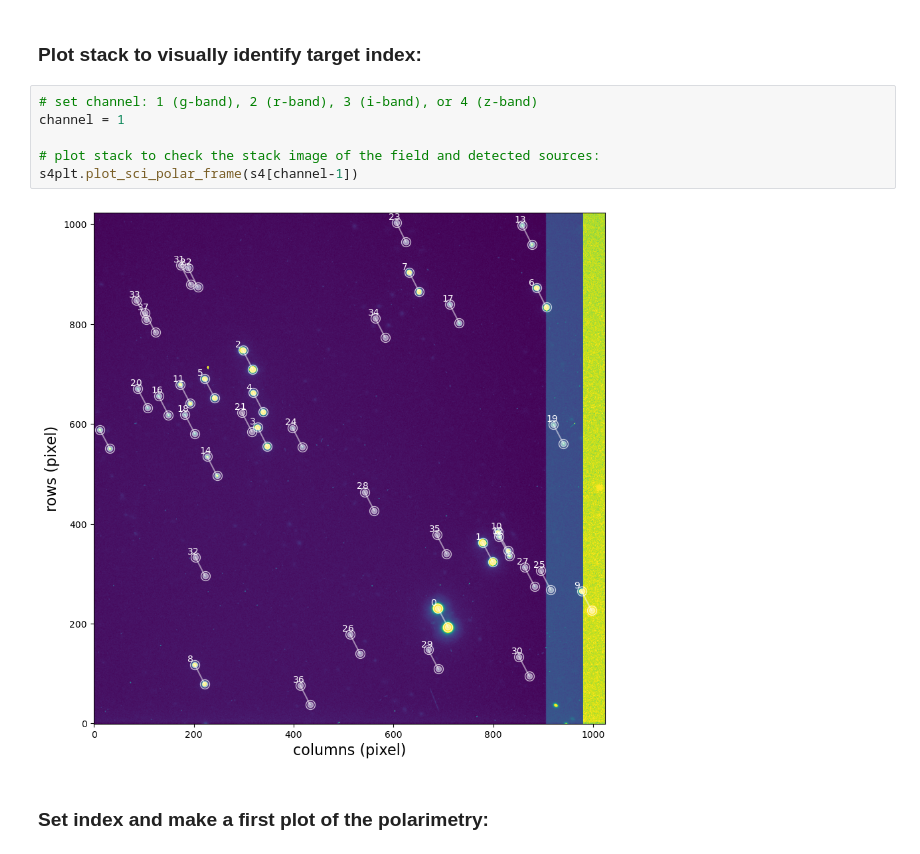
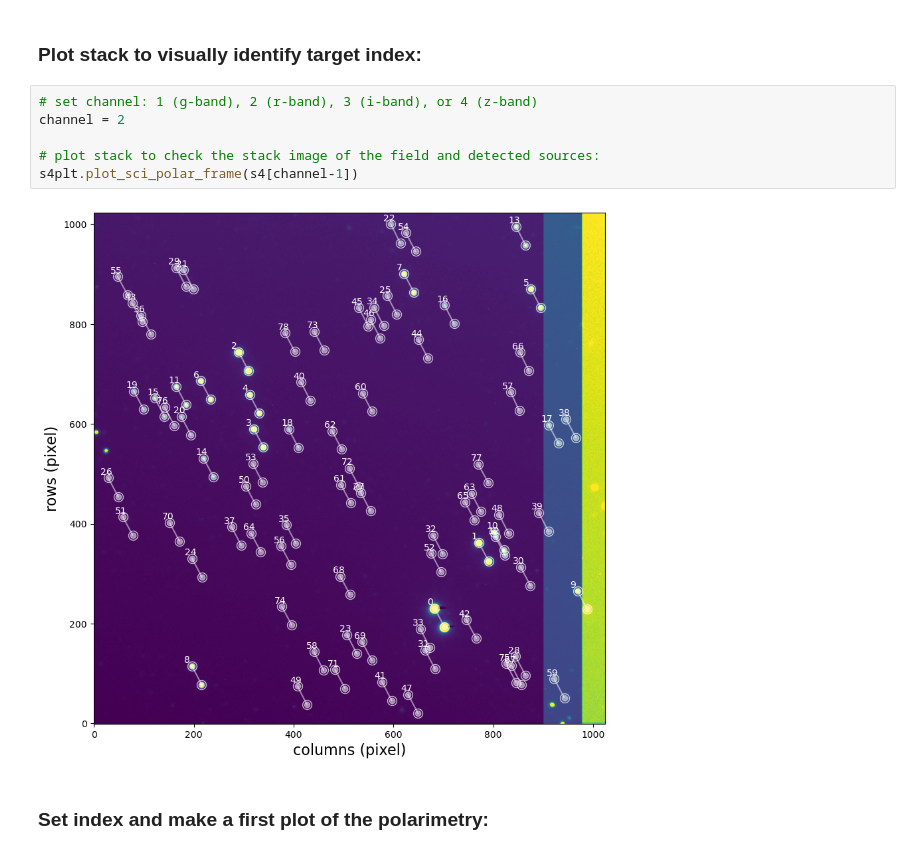
Before and after one commit to edermartioli/sparc4-pipeline, a Jupyter notebook: notebooks/sp4_calibrate_zero_from_circular_std.ipynb, the cells around one changed output. Saved outputs shown, nothing was run; the diff lists cells and outputs as text.

```diff
--- a/notebooks/sp4_calibrate_zero_from_circular_std.ipynb
+++ b/notebooks/sp4_calibrate_zero_from_circular_std.ipynb
@@ -39,12 +39,12 @@ for ch in range(1,5) :
 ### Plot stack to visually identify target index:
 # %%
 # set channel: 1 (g-band), 2 (r-band), 3 (i-band), or 4 (z-band)
-channel = 1
+channel = 2
 
 # plot stack to check the stack image of the field and detected sources:
 s4plt.plot_sci_polar_frame(s4[channel-1])
 # %% [output]
-[figure, old version]
+[figure, new version]
 # %% [markdown]
 ### Set index and make a first plot of the polarimetry:
 # %%
```
Also changed, not shown: parts of 5 cells of this notebook.
